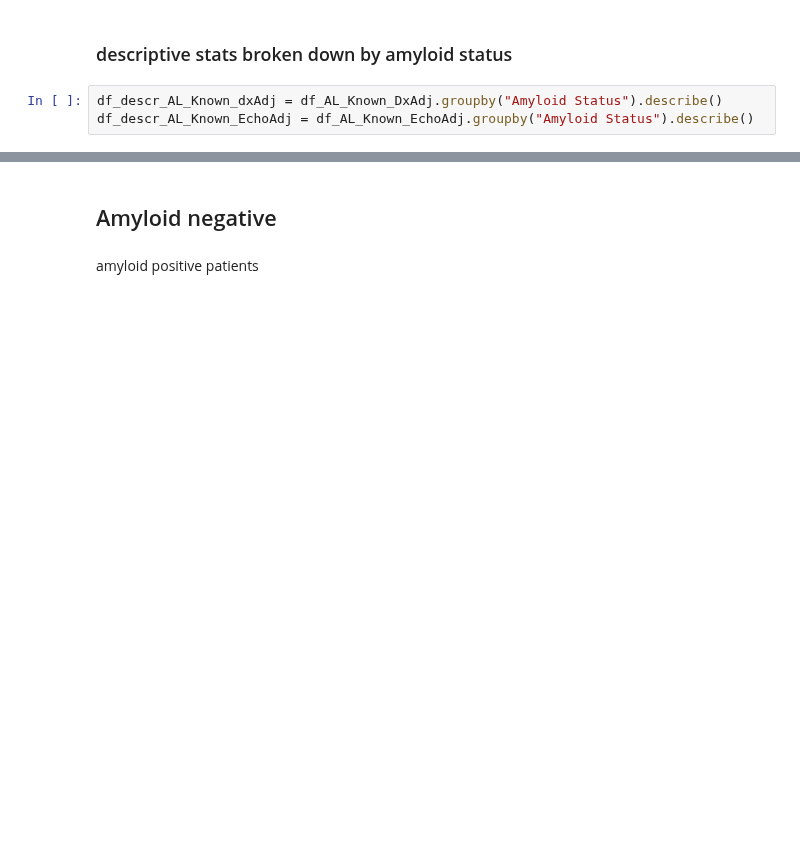
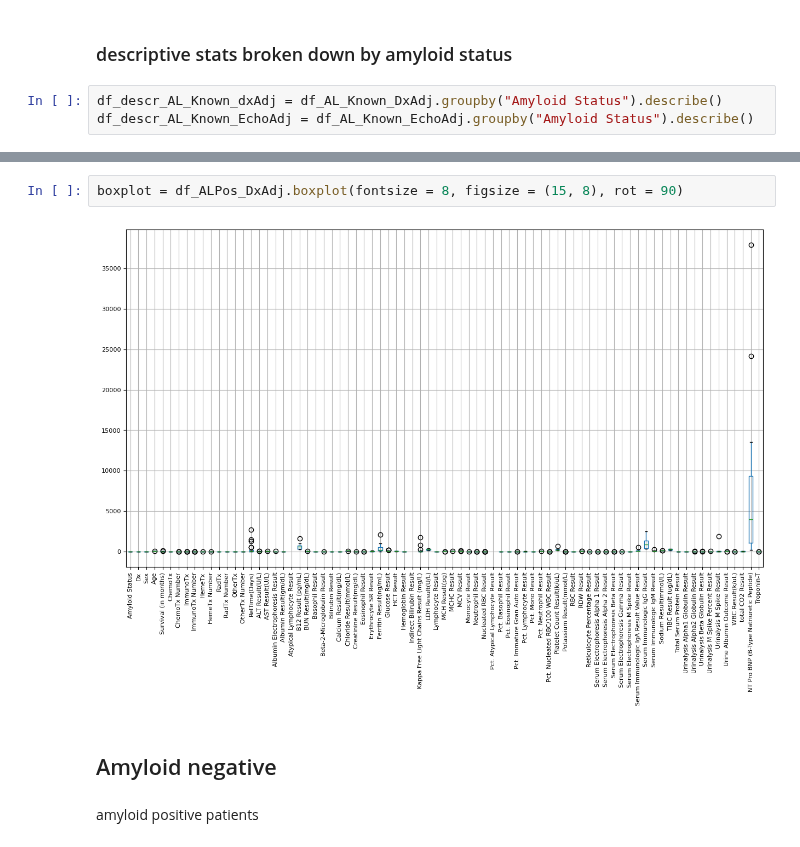
Before and after one commit to BisonCremer/cardiac-amyloidosis, a Jupyter notebook: PatientDemographics_2024-08-22_v1.ipynb, the cells around one changed output, grey strips where cells are left out. Saved outputs shown, nothing was run; the diff lists cells and outputs as text; blank space fills up the shorter version.

```diff
--- a/PatientDemographics_2024-08-22_v1.ipynb
+++ b/PatientDemographics_2024-08-22_v1.ipynb
@@ -798,3 +805,7 @@ df_descr_AL_Known_EchoAdj = df_AL_Known_EchoAdj.groupby("Amyloid Status").descri
+# %%
+boxplot = df_ALPos_DxAdj.boxplot(fontsize = 8, figsize = (15, 8), rot = 90)
+# %% [output]
+[figure, added]
 # %% [markdown]
 ## Amyloid negative
 # %% [markdown]
```
Also changed, not shown: parts of 1 cell of this notebook.
